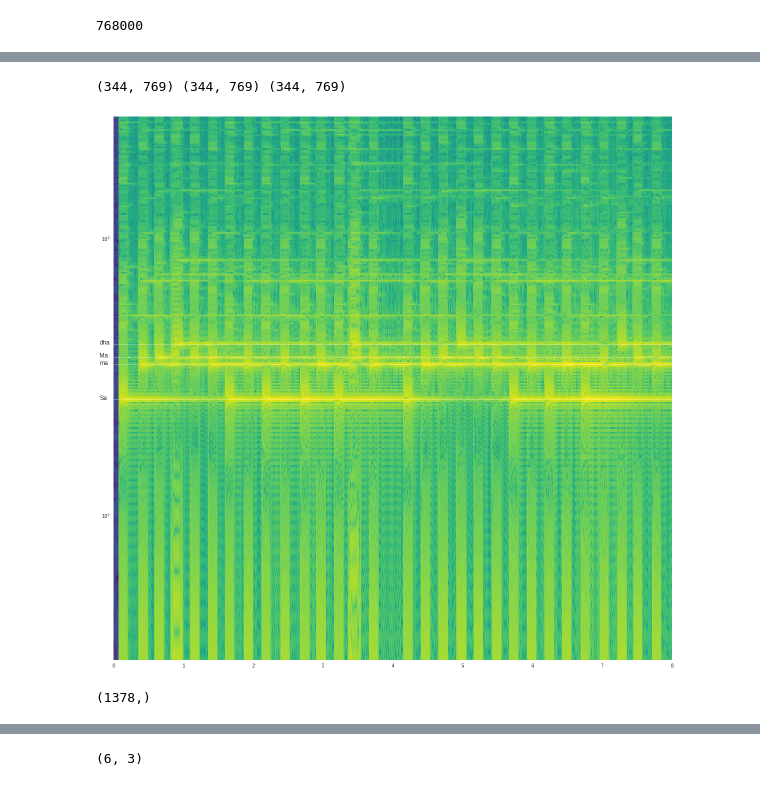
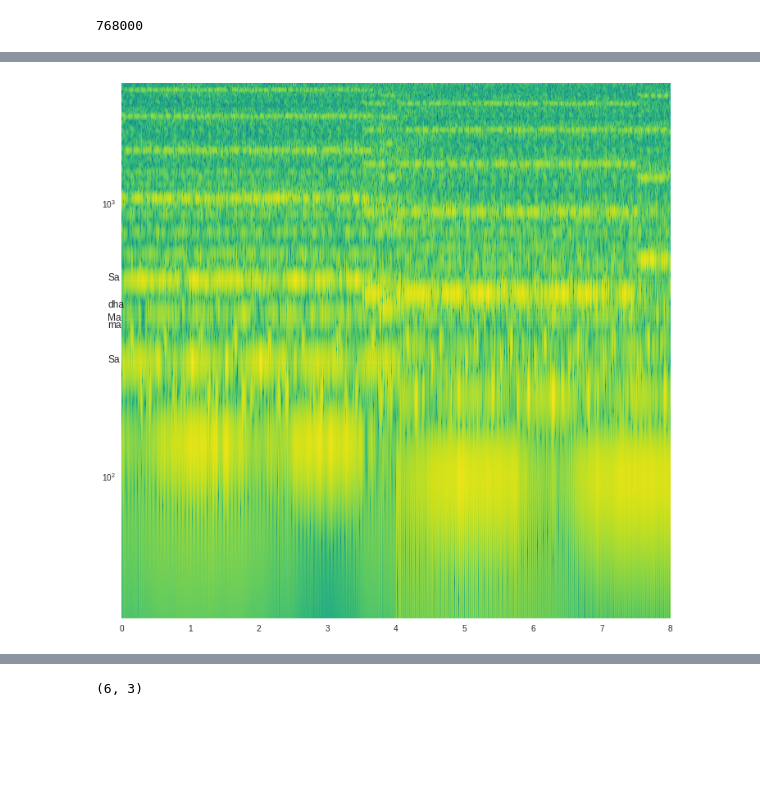
Before and after one commit to tandav/spectrogram, a Jupyter notebook: custom_fft_low_freqs.ipynb, the cells around one changed output, grey strips where cells are left out. Saved outputs shown, nothing was run; the diff lists cells and outputs as text; code cells hidden in the pictures; blank space fills up the shorter version.

```diff
--- a/custom_fft_low_freqs.ipynb
+++ b/custom_fft_low_freqs.ipynb
@@ -3,7 +3,8 @@
 # %%
 import numpy as np
 import matplotlib.pyplot as plt
-plt.rcParams['figure.figsize'] = [20, 20]
+# plt.rcParams['figure.figsize'] = [20, 20]
+plt.rcParams['figure.figsize'] = [12, 12]
 # %%
 N = 512
 t = np.linspace(0, 1, N)
@@ -95,8 +96,9 @@ c-c#-192kHz (1).wav  c-c#-192kHz.wav  datalab  ff.png  todi.wav
 from scipy.io import wavfile
 # rate, x = wavfile.read('bar.wav')
 
-rate, x = wavfile.read('todi.wav')
-# rate, x = wavfile.read('c-c#-192kHz (1).wav')
+rate, x = wavfile.read('sad.wav')
+# rate, x = wavfile.read('todi.wav')
+# rate, x = wavfile.read('c-c#-192kHz.wav')
 # rate, x = wavfile.read('malkauns-aroh.wav')
 # left_channel  = x[:, 0]
 # right_channel = x[:, 1]
@@ -124,7 +126,7 @@ noverlap = nperseg // 100 * 92
 step = nperseg - noverlap
 
 
-f_N = nperseg // 16
+f_N = nperseg // 1
 
 spectrogram = np.empty( ((signal.shape[-1] - noverlap) // step, f_N) )
 # spectrogram = np.empty( (nperseg, (signal.shape[-1] - noverlap) // step)  )
@@ -149,9 +151,10 @@ for i in range(0, N, step):
 #         print(chunk.shape, np.hanning(nperseg).shape)
 #         chunk = chunk * np.hamming(nperseg)
 #         chunk = chunk * np.bartlett(nperseg)
+        chunk = chunk * np.blackman(nperseg)
+        corr = E @ chunk
+#         corr = corr * 0.001 * np.geomspace(1, 10000, f_N) # high freqs saturation
 
-#         chunk = chunk * np.blackman(nperseg)
-        corr = E @ chunk
         magnitude = np.abs(corr)
 
 #         print(spectrogram.shape, magnitude.shape)
@@ -178,45 +220,28 @@ E (344, 5512)
 # %%
 t_for_spectrogram = np.linspace(0, N/rate, j)
-
 T, F = np.meshgrid(t_for_spectrogram, f)
 
+spec_filtered = np.copy(spectrogram.T)
+spec_filtered = 20 * np.log10(spec_filtered)
+# print(T.shape, F.shape, spec_filtered.shape)
+# spec_filtered[spec_filtered < 2000000] = 0
 
 
-
-# plt.imshow(spectrogram.T, origin='lower', cmap='viridis')
-
-# spectrogram = spectrogram.T
-# spectrogram = np.log(spectrogram)
-# spectrogram[spectrogram < 16.92] = 0
-# print('\n')
-# print(spectrogram.mean())
-
-spec_filtered = np.copy(spectrogram.T)
-print(T.shape, F.shape, spec_filtered.shape)
-# spec_filtered[spec_filtered < 1714111 * 2] = 0
 # plt.imshow(20 * np.log10(spectrogram.T), origin='lower', cmap='viridis')
 # plt.imshow(spec_filtered.T, origin='lower', cmap='viridis')
 plt.pcolormesh(T, F, spec_filtered, cmap='viridis')
-# plt.imshow(spec_filtered.T, origin='lower', cmap='viridis', extent=[0, N/rate, f[0], f[-1]], aspect='auto')
-# plt.imshow(spectrogram.T, origin='lower', cmap='viridis')
-# plt.imshow(spectrogram, origin='lower', cmap='viridis')
-# plt.xticks(np.linspace(0, N/rate, N))
-# plt.yticks(f)
-freqlines = np.array([261, 350, 372, 415])
+
+freqlines = np.array([261, 350, 372, 415, 522])
 plt.semilogy()
-plt.hlines(freqlines, xmin=0, xmax=N/rate, linewidth=0.5, color='w', label='Sa')
+plt.hlines(freqlines, xmin=0, xmax=N/rate, linewidth=0.1, color='w', label='Sa')
 plt.text(-0.2, 261, 'Sa', fontsize=12)
 plt.text(-0.2, 350, 'ma', fontsize=12)
 plt.text(-0.2, 372, 'Ma', fontsize=12)
 plt.text(-0.2, 415, 'dha', fontsize=12)
+plt.text(-0.2, 522, 'Sa', fontsize=12)
 # plt.hlines(f, xmin=0, xmax=400, linewidth=1, color='w')
 # plt.axhline(y=261, linewidth=1, color='w')
 plt.grid(False)
 plt.show()
 # %% [output]
-(344, 769) (344, 769) (344, 769)
-[figure, old version]
+[figure, new version]
-# %%
-np.hanning(1378).shape
-# %% [output]
-(1378,)
```
Also changed, not shown: parts of 7 cells of this notebook.
